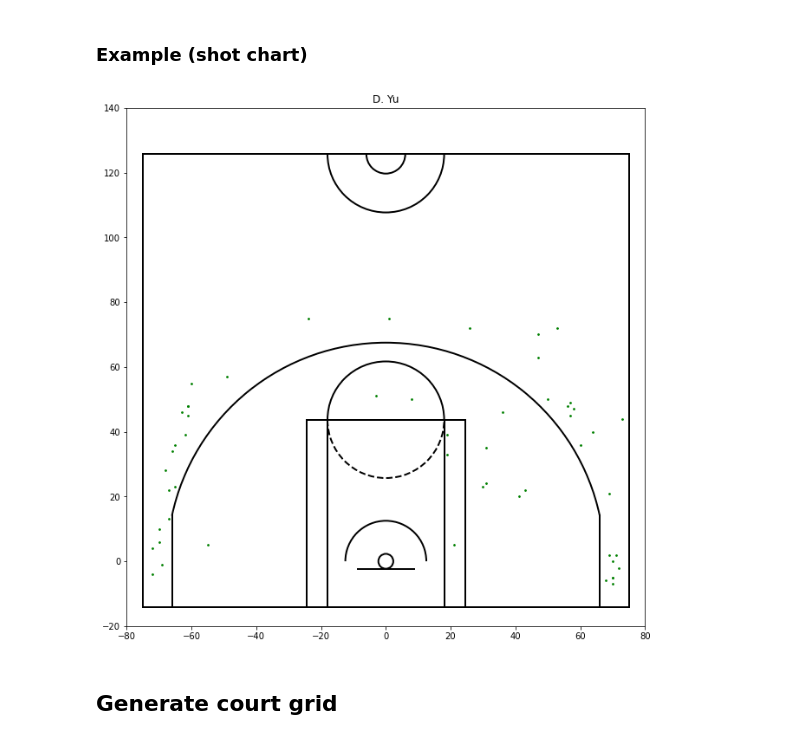
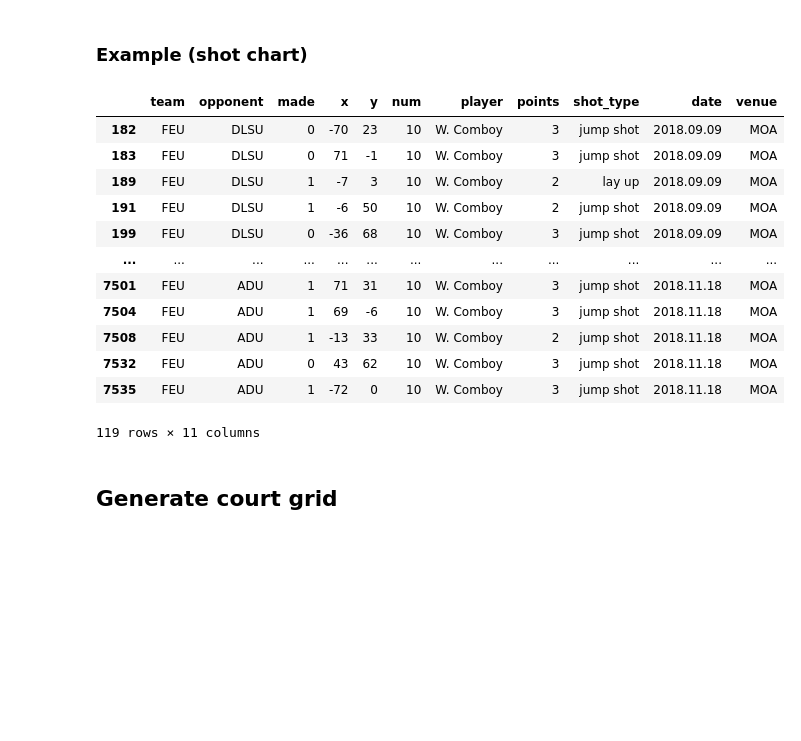
Before and after one commit to benhur07b/ms-thesis-spatial-analysis-shooting-philippine-basketball, a Jupyter notebook: code/python/analysis-and-visualization/analysis-and-visualization.ipynb, the cells around one changed output. Saved outputs shown, nothing was run; the diff lists cells and outputs as text; code cells hidden in the pictures; blank space fills up the shorter version.

```diff
--- a/code/python/analysis-and-visualization/analysis-and-visualization.ipynb
+++ b/code/python/analysis-and-visualization/analysis-and-visualization.ipynb
@@ -143,12 +143,25 @@ def show_shot_chart(shooter, title="shot chart"):
 # %% [markdown]
 ### Example (shot chart)
 # %%
-p = 'D. Yu'
+p = 'W. Comboy'
 shooter = fg_df[fg_df.player==p]
 # shooter[shooter.points==3]
 show_shot_chart(shooter, title=p)
+# shooter
 # %% [output]
-[figure, removed]
+|  | team | opponent | made | x | y | num | player | points | shot_type | date | venue |
+| 182 | FEU | DLSU | 0 | -70 | 23 | 10 | W. Comboy | 3 | jump shot | 2018.09.09 | MOA |
+| 183 | FEU | DLSU | 0 | 71 | -1 | 10 | W. Comboy | 3 | jump shot | 2018.09.09 | MOA |
+| 189 | FEU | DLSU | 1 | -7 | 3 | 10 | W. Comboy | 2 | lay up | 2018.09.09 | MOA |
+| 191 | FEU | DLSU | 1 | -6 | 50 | 10 | W. Comboy | 2 | jump shot | 2018.09.09 | MOA |
+| 199 | FEU | DLSU | 0 | -36 | 68 | 10 | W. Comboy | 3 | jump shot | 2018.09.09 | MOA |
+| ... | ... | ... | ... | ... | ... | ... | ... | ... | ... | ... | ... |
+| 7501 | FEU | ADU | 1 | 71 | 31 | 10 | W. Comboy | 3 | jump shot | 2018.11.18 | MOA |
+| 7504 | FEU | ADU | 1 | 69 | -6 | 10 | W. Comboy | 3 | jump shot | 2018.11.18 | MOA |
+| 7508 | FEU | ADU | 1 | -13 | 33 | 10 | W. Comboy | 2 | jump shot | 2018.11.18 | MOA |
+| 7532 | FEU | ADU | 0 | 43 | 62 | 10 | W. Comboy | 3 | jump shot | 2018.11.18 | MOA |
+| 7535 | FEU | ADU | 1 | -72 | 0 | 10 | W. Comboy | 3 | jump shot | 2018.11.18 | MOA |
+119 rows × 11 columns
 # %% [markdown]
 ## Generate court grid
 # %%
```
Also changed, not shown: parts of 9 cells of this notebook, 10 other files.
